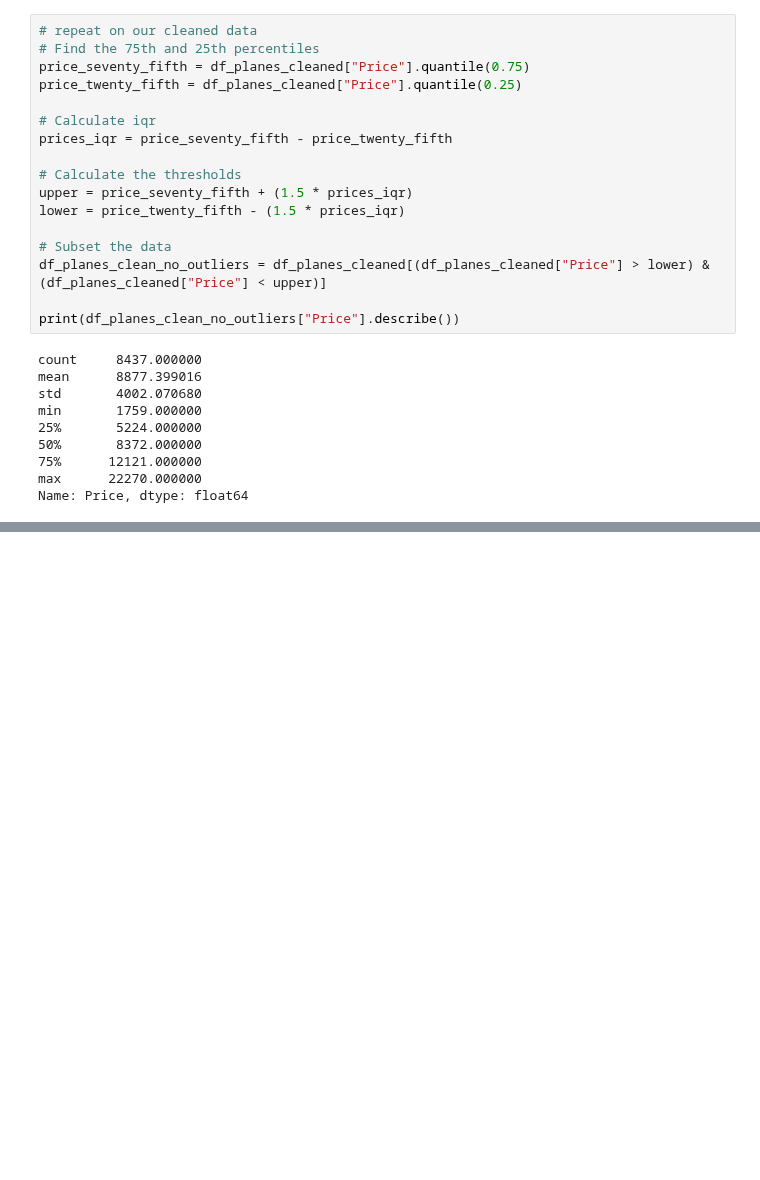
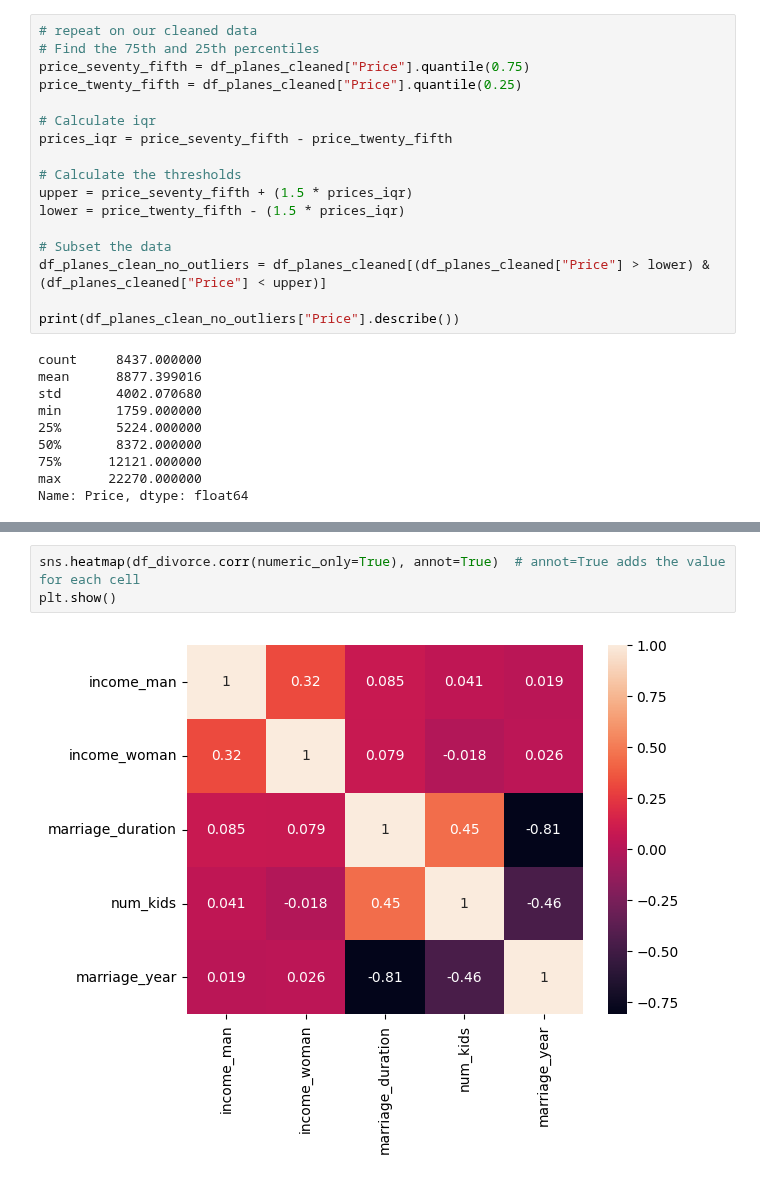
Before and after one commit to MichaelSzczepaniak/DataCamp, a Jupyter notebook: Tracks/Associate Data Scientist/14 Exploratory Data Analysis in Python/EDA_in_Python.ipynb, the cells around one changed output, grey strips where cells are left out. Drawn from its saved outputs; the diff is of its cells as text; blank space fills up the shorter version.

```diff
--- a/Tracks/Associate Data Scientist/14 Exploratory Data Analysis in Python/EDA_in_Python.ipynb
+++ b/Tracks/Associate Data Scientist/14 Exploratory Data Analysis in Python/EDA_in_Python.ipynb
@@ -1178,0 +1263,5 @@ Name: Price, dtype: float64
+# %%
+sns.heatmap(df_divorce.corr(numeric_only=True), annot=True)  # annot=True adds the value for each cell
+plt.show()
+# %% [output]
+[figure, added]
```
Also changed, not shown: parts of 9 cells of this notebook.
